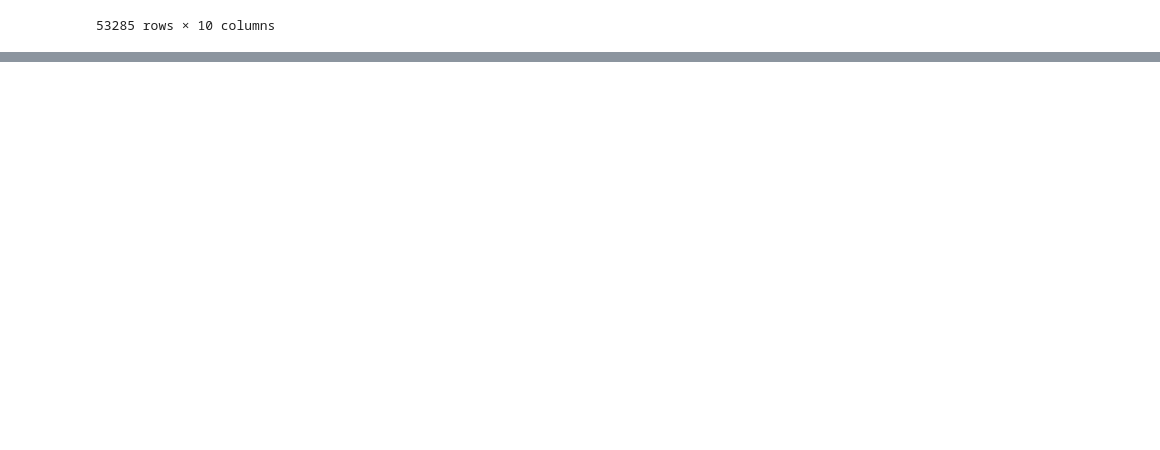
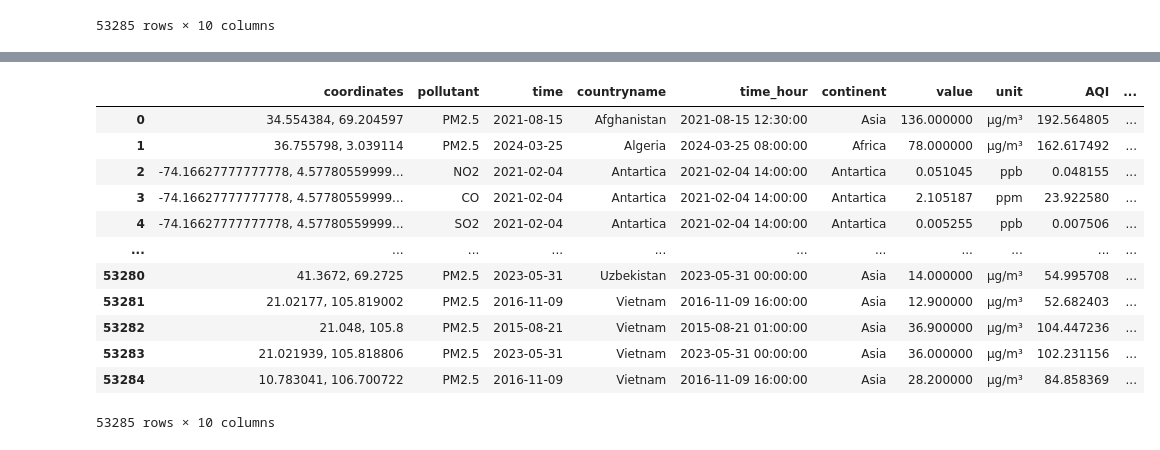
Before and after one commit to UBC-MDS/DSCI-532_2024_2_pollution-tracker, a Jupyter notebook: notebooks/wrangling.ipynb, the cells around one changed output, grey strips where cells are left out. Drawn from its saved outputs; the diff is of its cells as text; code cells hidden in the pictures; blank space fills up the shorter version.

Commit message:
Adding parquet file to processed data

```diff
--- a/notebooks/wrangling.ipynb
+++ b/notebooks/wrangling.ipynb
@@ -462,0 +416,16 @@ Name: count, dtype: int64
+# %%
+pd.read_parquet('../data/processed/world_air_quality.parquet')
+# %% [output]
+|  | coordinates | pollutant | time | countryname | time_hour | continent | value | unit | AQI | ... |
+| 0 | 34.554384, 69.204597 | PM2.5 | 2021-08-15 | Afghanistan | 2021-08-15 12:30:00 | Asia | 136.000000 | µg/m³ | 192.564805 | ... |
+| 1 | 36.755798, 3.039114 | PM2.5 | 2024-03-25 | Algeria | 2024-03-25 08:00:00 | Africa | 78.000000 | µg/m³ | 162.617492 | ... |
+| 2 | -74.16627777777778, 4.57780559999... | NO2 | 2021-02-04 | Antartica | 2021-02-04 14:00:00 | Antartica | 0.051045 | ppb | 0.048155 | ... |
+| 3 | -74.16627777777778, 4.57780559999... | CO | 2021-02-04 | Antartica | 2021-02-04 14:00:00 | Antartica | 2.105187 | ppm | 23.922580 | ... |
+| 4 | -74.16627777777778, 4.57780559999... | SO2 | 2021-02-04 | Antartica | 2021-02-04 14:00:00 | Antartica | 0.005255 | ppb | 0.007506 | ... |
+| ... | ... | ... | ... | ... | ... | ... | ... | ... | ... | ... |
+| 53280 | 41.3672, 69.2725 | PM2.5 | 2023-05-31 | Uzbekistan | 2023-05-31 00:00:00 | Asia | 14.000000 | µg/m³ | 54.995708 | ... |
+| 53281 | 21.02177, 105.819002 | PM2.5 | 2016-11-09 | Vietnam | 2016-11-09 16:00:00 | Asia | 12.900000 | µg/m³ | 52.682403 | ... |
+| 53282 | 21.048, 105.8 | PM2.5 | 2015-08-21 | Vietnam | 2015-08-21 01:00:00 | Asia | 36.900000 | µg/m³ | 104.447236 | ... |
+| 53283 | 21.021939, 105.818806 | PM2.5 | 2023-05-31 | Vietnam | 2023-05-31 00:00:00 | Asia | 36.000000 | µg/m³ | 102.231156 | ... |
+| 53284 | 10.783041, 106.700722 | PM2.5 | 2016-11-09 | Vietnam | 2016-11-09 16:00:00 | Asia | 28.200000 | µg/m³ | 84.858369 | ... |
+53285 rows × 10 columns
```
Also changed, not shown: parts of 9 cells of this notebook, 2 other files.
